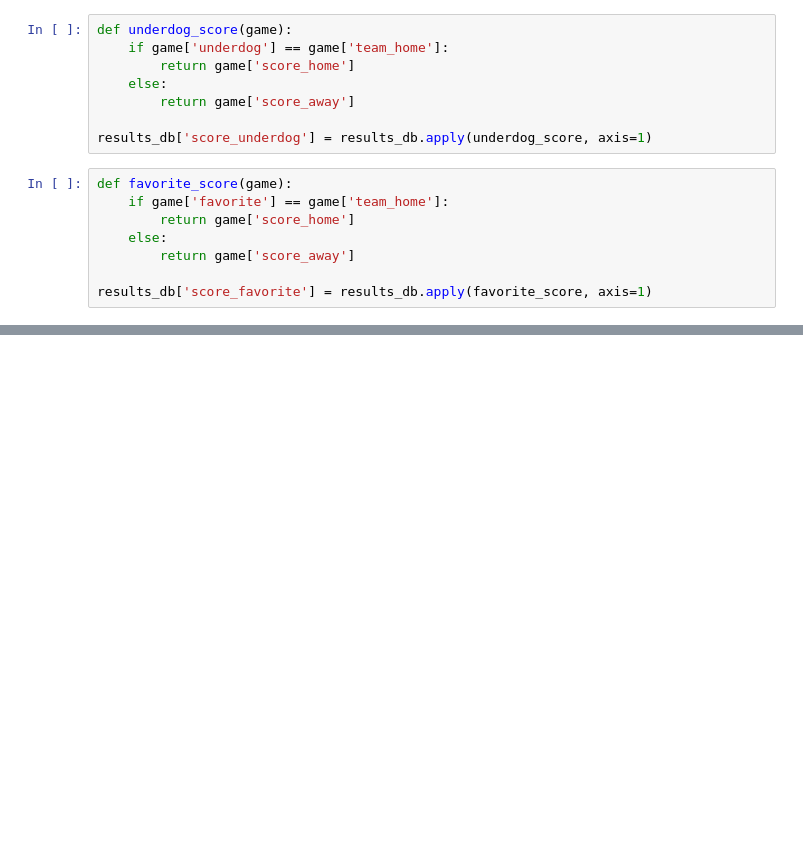
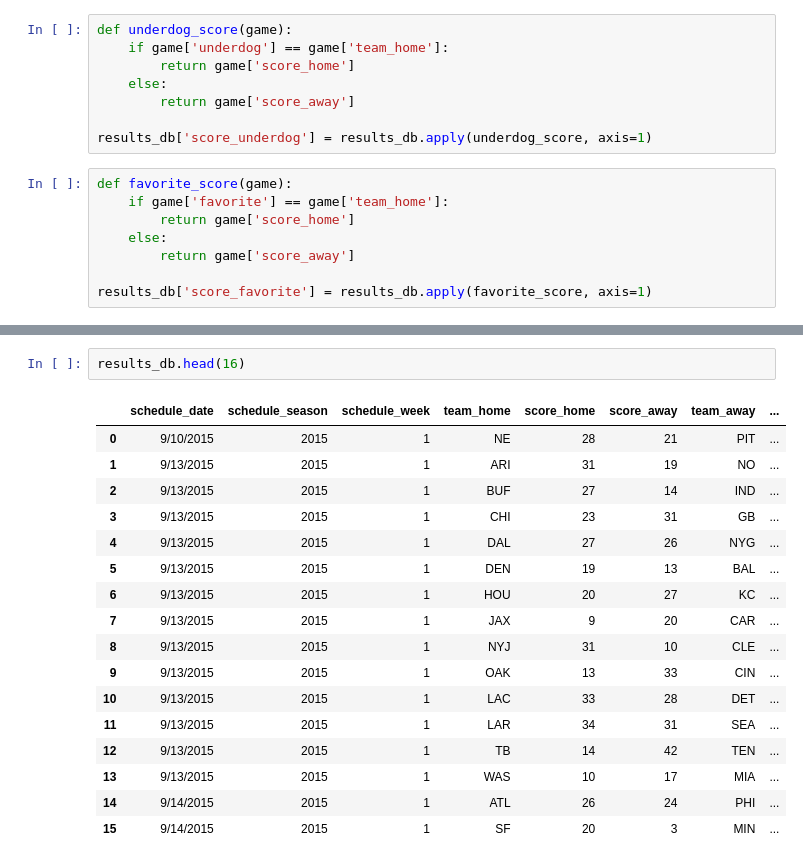
Before and after one commit to kmorehead33/Final_Project, a Jupyter notebook: python/Untitled.ipynb, the cells around one changed output, grey strips where cells are left out. Cells and saved outputs as stored; diff of their text form; blank space fills up the shorter version.

```diff
--- a/python/Untitled.ipynb
+++ b/python/Untitled.ipynb
@@ -43,0 +35,20 @@ results_db.tail()
+# %%
+results_db.head(16)
+# %% [output]
+|  | schedule_date | schedule_season | schedule_week | team_home | score_home | score_away | team_away | ... |
+| 0 | 9/10/2015 | 2015 | 1 | NE | 28 | 21 | PIT | ... |
+| 1 | 9/13/2015 | 2015 | 1 | ARI | 31 | 19 | NO | ... |
+| 2 | 9/13/2015 | 2015 | 1 | BUF | 27 | 14 | IND | ... |
+| 3 | 9/13/2015 | 2015 | 1 | CHI | 23 | 31 | GB | ... |
+| 4 | 9/13/2015 | 2015 | 1 | DAL | 27 | 26 | NYG | ... |
+| 5 | 9/13/2015 | 2015 | 1 | DEN | 19 | 13 | BAL | ... |
+| 6 | 9/13/2015 | 2015 | 1 | HOU | 20 | 27 | KC | ... |
+| 7 | 9/13/2015 | 2015 | 1 | JAX | 9 | 20 | CAR | ... |
+| 8 | 9/13/2015 | 2015 | 1 | NYJ | 31 | 10 | CLE | ... |
+| 9 | 9/13/2015 | 2015 | 1 | OAK | 13 | 33 | CIN | ... |
+| 10 | 9/13/2015 | 2015 | 1 | LAC | 33 | 28 | DET | ... |
+| 11 | 9/13/2015 | 2015 | 1 | LAR | 34 | 31 | SEA | ... |
+| 12 | 9/13/2015 | 2015 | 1 | TB | 14 | 42 | TEN | ... |
+| 13 | 9/13/2015 | 2015 | 1 | WAS | 10 | 17 | MIA | ... |
+| 14 | 9/14/2015 | 2015 | 1 | ATL | 26 | 24 | PHI | ... |
+| 15 | 9/14/2015 | 2015 | 1 | SF | 20 | 3 | MIN | ... |
```
Also changed, not shown: parts of 6 cells of this notebook, 1 other file.
